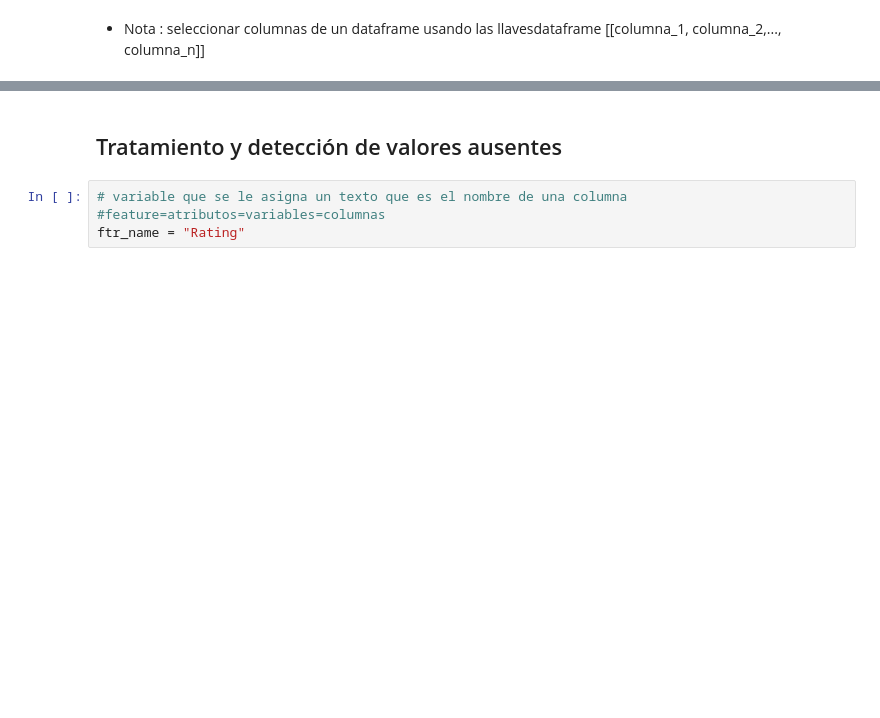
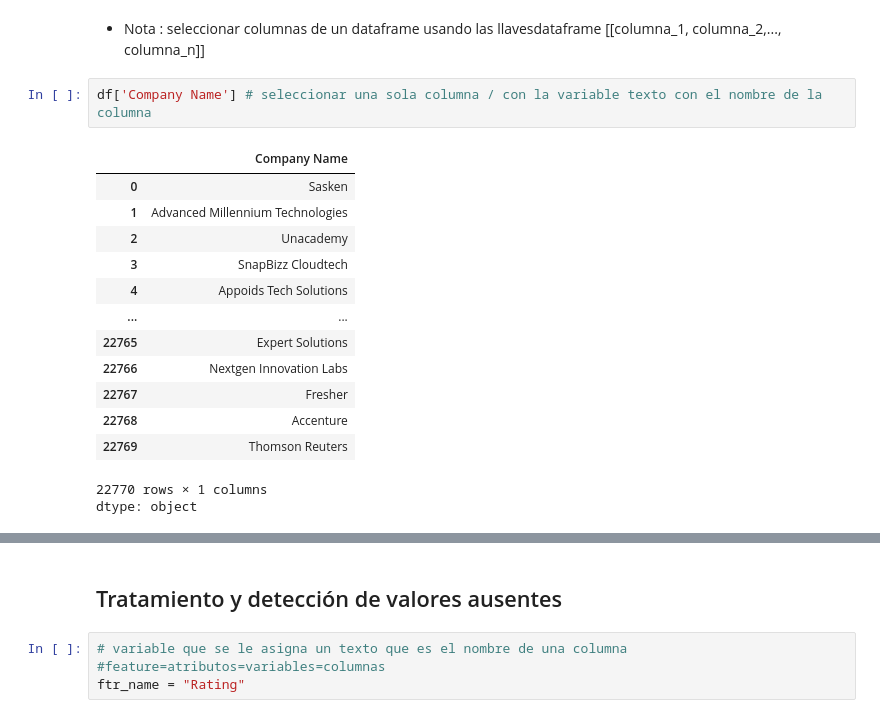
Before and after one commit to anguihero/Data_BI_AA_AI_Lessons, a Jupyter notebook: notebooks/002_pandas.ipynb, the cells around one changed output, grey strips where cells are left out. Drawn from its saved outputs; the diff is of its cells as text; blank space fills up the shorter version.

```diff
--- a/notebooks/002_pandas.ipynb
+++ b/notebooks/002_pandas.ipynb
@@ -321,3 +569,20 @@ df.describe()
 # %% [markdown]
 * Nota : seleccionar columnas de un dataframe usando las llavesdataframe
 [[columna_1, columna_2,..., columna_n]]
+# %%
+df['Company Name'] # seleccionar una sola columna / con la variable texto con el nombre de la columna
+# %% [output]
+|  | Company Name |
+| 0 | Sasken |
+| 1 | Advanced Millennium Technologies |
+| 2 | Unacademy |
+| 3 | SnapBizz Cloudtech |
+| 4 | Appoids Tech Solutions |
+| ... | ... |
+| 22765 | Expert Solutions |
+| 22766 | Nextgen Innovation Labs |
+| 22767 | Fresher |
+| 22768 | Accenture |
+| 22769 | Thomson Reuters |
+22770 rows × 1 columns
+dtype: object
```
Also changed, not shown: parts of 100 cells of this notebook, 4 other files.
